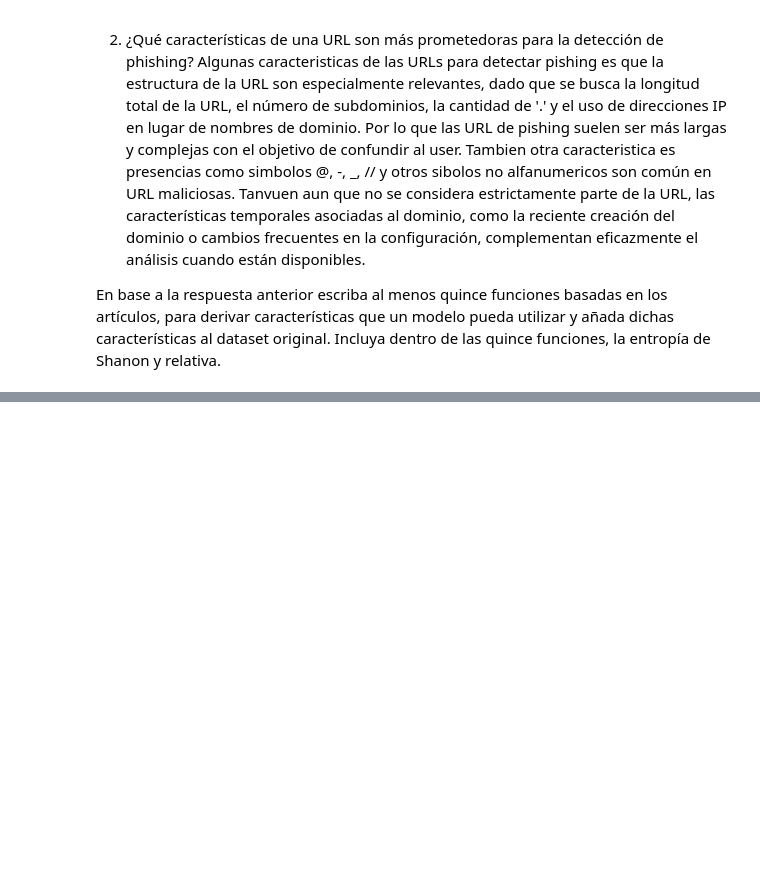
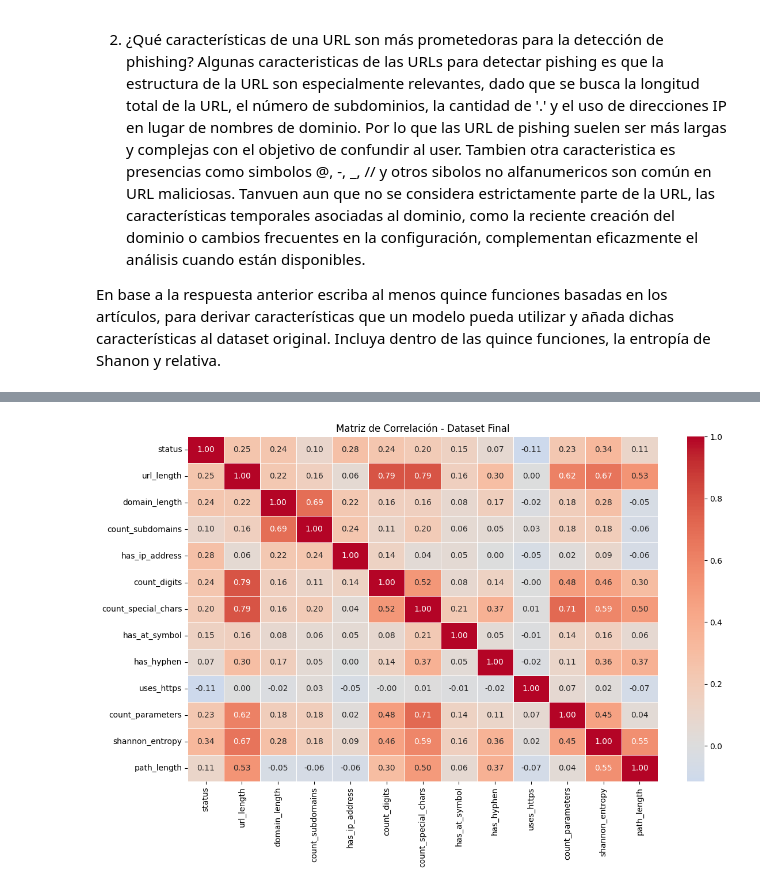
Before and after one commit to Javilejoo/DS-LAB1, a Jupyter notebook: pishing.ipynb, the cells around one changed output, grey strips where cells are left out. Cells and saved outputs as stored; diff of their text form; code cells hidden in the pictures; blank space fills up the shorter version.

```diff
--- a/pishing.ipynb
+++ b/pishing.ipynb
@@ -139,0 +318,29 @@ def relative_entropy(url):
+# %%
+# Características a eliminar
+features_to_remove = set()
+
+# Agregar columnas constantes
+features_to_remove.update(constant_cols)
+
+# Agregar columnas con baja varianza
+features_to_remove.update(low_variance_cols)
+
+# Agregar características con muy baja correlación con status
+features_to_remove.update(low_corr_features)
+
+# Para características altamente correlacionadas, eliminar la que tenga menor correlación con status
+for pair in high_corr_pairs:
+    corr1 = abs(correlation_with_status.get(pair[0], 0))
+    corr2 = abs(correlation_with_status.get(pair[1], 0))
+    # Eliminar la característica con menor correlación con status
+    if corr1 < corr2:
+        features_to_remove.add(pair[0])
+    else:
+        features_to_remove.add(pair[1])
+
+print(f"Características a eliminar: {features_to_remove if features_to_remove else 'Ninguna'}")
+
+# Crear dataset final
+df_final = df.drop(columns=['url'] + list(features_to_remove), errors='ignore')
+print(f"\nDataset final: {df_final.shape[1]} características, {df_final.shape[0]} observaciones")
+print(f"Características seleccionadas: {df_final.columns.tolist()}")
@@ -139,0 +352,13 @@ def relative_entropy(url):
+# %%
+# Visualización final - Heatmap del dataset procesado
+plt.figure(figsize=(12, 8))
+final_corr = df_final.corr()
+sns.heatmap(final_corr, annot=True, cmap='coolwarm', center=0, fmt='.2f', linewidths=0.5)
+plt.title('Matriz de Correlación - Dataset Final')
+plt.tight_layout()
+plt.show()
+
+# Resumen estadístico del dataset final
+df_final.describe()
+# %% [output]
+[figure, added]
```
Also changed, not shown: parts of 23 cells of this notebook, 4 other files.
